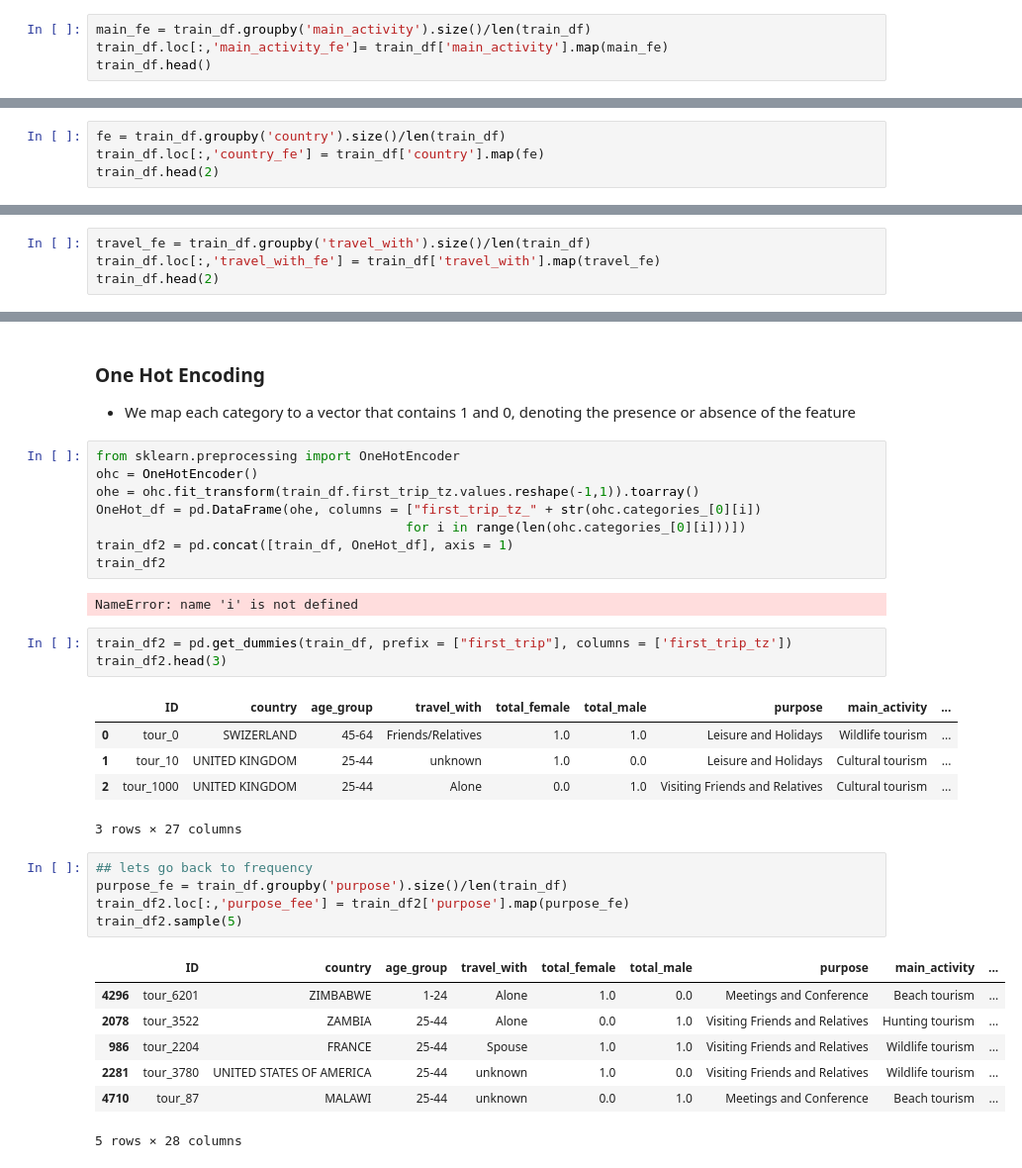
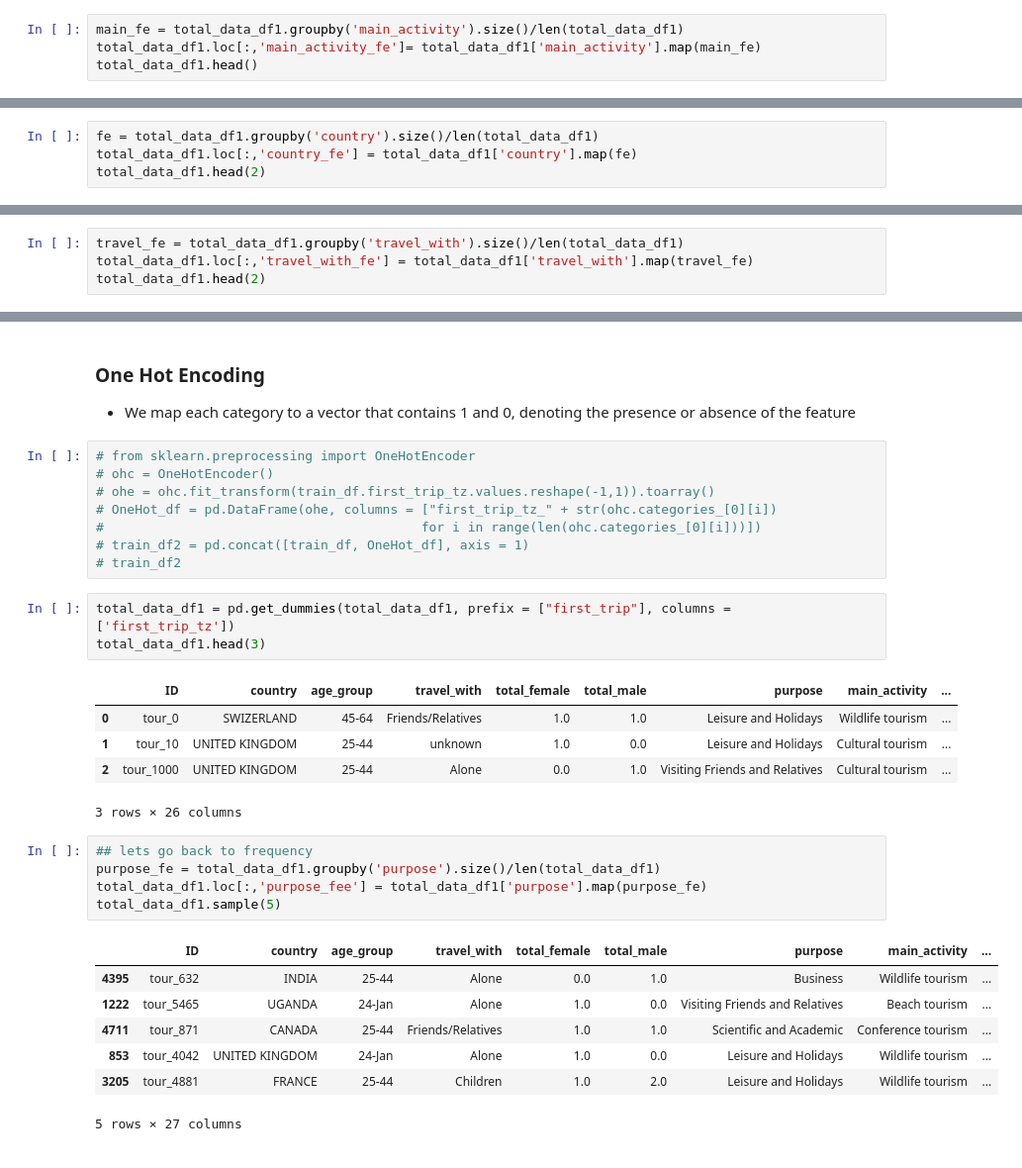
Before and after one commit to phelly/publicAPIs, a Jupyter notebook: Tourism Prediction.ipynb, the cells around one changed output, grey strips where cells are left out. Shown at 99% size. Drawn from its saved outputs; the diff is of its cells as text.

```diff
--- a/Tourism Prediction.ipynb
+++ b/Tourism Prediction.ipynb
@@ -291,8 +313,8 @@ Diving and Sport Fishing      13
 Name: main_activity, dtype: int64
 # %%
-main_fe = train_df.groupby('main_activity').size()/len(train_df)
-train_df.loc[:,'main_activity_fe']= train_df['main_activity'].map(main_fe)
-train_df.head()
+main_fe = total_data_df1.groupby('main_activity').size()/len(total_data_df1)
+total_data_df1.loc[:,'main_activity_fe']= total_data_df1['main_activity'].map(main_fe)
+total_data_df1.head()
 # %% [output]
 |  | ID | country | age_group | travel_with | total_female | total_male | purpose | main_activity | ... |
 | 0 | tour_0 | SWIZERLAND | 45-64 | Friends/Relatives | 1.0 | 1.0 | Leisure and Holidays | Wildlife tourism | ... |
@@ -304,7 +326,7 @@ train_df.head()
 # %%
-fe = train_df.groupby('country').size()/len(train_df)
-train_df.loc[:,'country_fe'] = train_df['country'].map(fe)
-train_df.head(2)
+fe = total_data_df1.groupby('country').size()/len(total_data_df1)
+total_data_df1.loc[:,'country_fe'] = total_data_df1['country'].map(fe)
+total_data_df1.head(2)
 # %% [output]
 |  | ID | country | age_group | travel_with | total_female | total_male | purpose | main_activity | ... |
 | 0 | tour_0 | SWIZERLAND | 45-64 | Friends/Relatives | 1.0 | 1.0 | Leisure and Holidays | Wildlife tourism | ... |
@@ -313,7 +335,7 @@ train_df.head(2)
 # %%
-travel_fe = train_df.groupby('travel_with').size()/len(train_df)
-train_df.loc[:,'travel_with_fe'] = train_df['travel_with'].map(travel_fe)
-train_df.head(2)
+travel_fe = total_data_df1.groupby('travel_with').size()/len(total_data_df1)
+total_data_df1.loc[:,'travel_with_fe'] = total_data_df1['travel_with'].map(travel_fe)
+total_data_df1.head(2)
 # %% [output]
 |  | ID | country | age_group | travel_with | total_female | total_male | purpose | main_activity | ... |
 | 0 | tour_0 | SWIZERLAND | 45-64 | Friends/Relatives | 1.0 | 1.0 | Leisure and Holidays | Wildlife tourism | ... |
@@ -323,35 +345,33 @@ train_df.head(2)
 ### One Hot Encoding
 - We map each category  to a vector that contains 1 and 0, denoting the presence or absence of the feature
 # %%
-from sklearn.preprocessing import OneHotEncoder
-ohc = OneHotEncoder()
-ohe = ohc.fit_transform(train_df.first_trip_tz.values.reshape(-1,1)).toarray()
-OneHot_df = pd.DataFrame(ohe, columns = ["first_trip_tz_" + str(ohc.categories_[0][i])
-                                        for i in range(len(ohc.categories_[0][i]))])
-train_df2 = pd.concat([train_df, OneHot_df], axis = 1)
-train_df2
+# from sklearn.preprocessing import OneHotEncoder
+# ohc = OneHotEncoder()
+# ohe = ohc.fit_transform(train_df.first_trip_tz.values.reshape(-1,1)).toarray()
+# OneHot_df = pd.DataFrame(ohe, columns = ["first_trip_tz_" + str(ohc.categories_[0][i])
+#                                         for i in range(len(ohc.categories_[0][i]))])
+# train_df2 = pd.concat([train_df, OneHot_df], axis = 1)
+# train_df2
-# %% [output]
-NameError: name 'i' is not defined
 # %%
-train_df2 = pd.get_dummies(train_df, prefix = ["first_trip"], columns = ['first_trip_tz'])
-train_df2.head(3)
+total_data_df1 = pd.get_dummies(total_data_df1, prefix = ["first_trip"], columns = ['first_trip_tz'])
+total_data_df1.head(3)
 # %% [output]
 |  | ID | country | age_group | travel_with | total_female | total_male | purpose | main_activity | ... |
 | 0 | tour_0 | SWIZERLAND | 45-64 | Friends/Relatives | 1.0 | 1.0 | Leisure and Holidays | Wildlife tourism | ... |
 | 1 | tour_10 | UNITED KINGDOM | 25-44 | unknown | 1.0 | 0.0 | Leisure and Holidays | Cultural tourism | ... |
 | 2 | tour_1000 | UNITED KINGDOM | 25-44 | Alone | 0.0 | 1.0 | Visiting Friends and Relatives | Cultural tourism | ... |
-3 rows × 27 columns
+3 rows × 26 columns
 # %%
 ## lets go back to frequency
-purpose_fe = train_df.groupby('purpose').size()/len(train_df)
-train_df2.loc[:,'purpose_fee'] = train_df2['purpose'].map(purpose_fe)
-train_df2.sample(5)
+purpose_fe = total_data_df1.groupby('purpose').size()/len(total_data_df1)
+total_data_df1.loc[:,'purpose_fee'] = total_data_df1['purpose'].map(purpose_fe)
+total_data_df1.sample(5)
 # %% [output]
 |  | ID | country | age_group | travel_with | total_female | total_male | purpose | main_activity | ... |
-| 4296 | tour_6201 | ZIMBABWE | 1-24 | Alone | 1.0 | 0.0 | Meetings and Conference | Beach tourism | ... |
-| 2078 | tour_3522 | ZAMBIA | 25-44 | Alone | 0.0 | 1.0 | Visiting Friends and Relatives | Hunting tourism | ... |
-| 986 | tour_2204 | FRANCE | 25-44 | Spouse | 1.0 | 1.0 | Visiting Friends and Relatives | Wildlife tourism | ... |
-| 2281 | tour_3780 | UNITED STATES OF AMERICA | 25-44 | unknown | 1.0 | 0.0 | Visiting Friends and Relatives | Wildlife tourism | ... |
-| 4710 | tour_87 | MALAWI | 25-44 | unknown | 0.0 | 1.0 | Meetings and Conference | Beach tourism | ... |
+| 4395 | tour_632 | INDIA | 25-44 | Alone | 0.0 | 1.0 | Business | Wildlife tourism | ... |
+| 1222 | tour_5465 | UGANDA | 24-Jan | Alone | 1.0 | 0.0 | Visiting Friends and Relatives | Beach tourism | ... |
+| 4711 | tour_871 | CANADA | 25-44 | Friends/Relatives | 1.0 | 1.0 | Scientific and Academic | Conference tourism | ... |
+| 853 | tour_4042 | UNITED KINGDOM | 24-Jan | Alone | 1.0 | 0.0 | Leisure and Holidays | Wildlife tourism | ... |
+| 3205 | tour_4881 | FRANCE | 25-44 | Children | 1.0 | 2.0 | Leisure and Holidays | Wildlife tourism | ... |
-5 rows × 28 columns
+5 rows × 27 columns
 # %%
```
Also changed, not shown: parts of 33 cells of this notebook.
